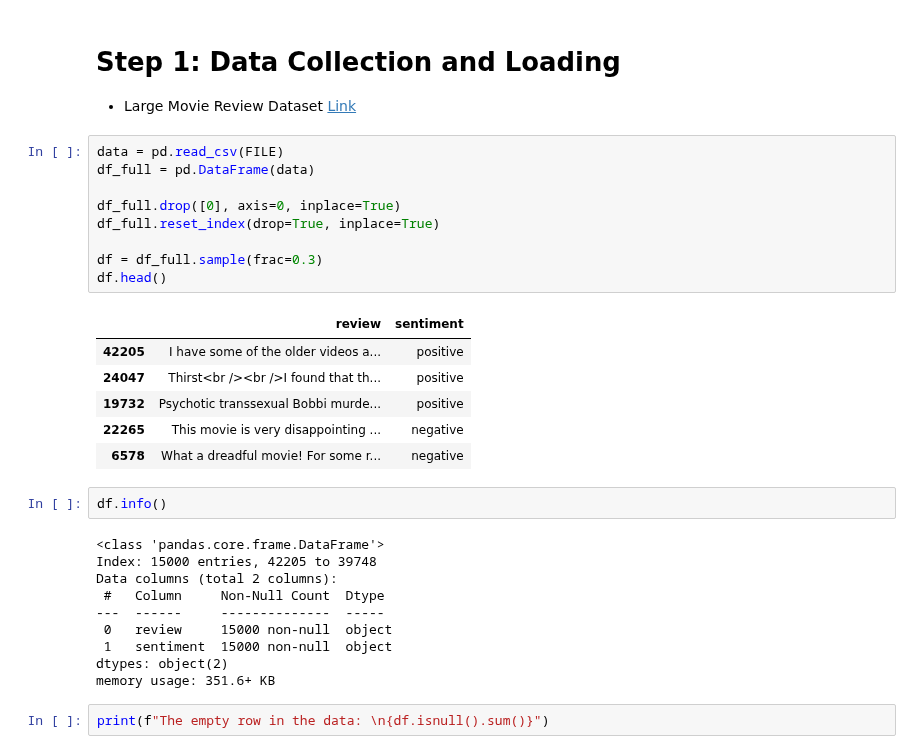
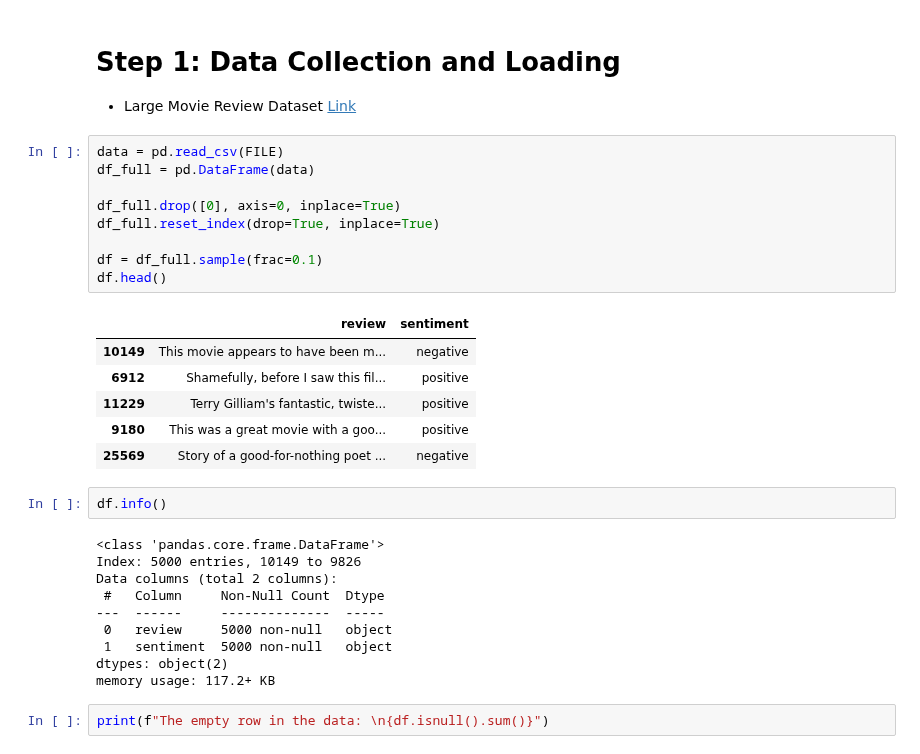
Before and after one commit to fatimagulomova/iu-projects, a Jupyter notebook: DLBAIPNLP01/sentiment-analysis-on-movie-reviews.ipynb, the cells around one changed output. Cells and saved outputs as stored; diff of their text form.

```diff
--- a/DLBAIPNLP01/sentiment-analysis-on-movie-reviews.ipynb
+++ b/DLBAIPNLP01/sentiment-analysis-on-movie-reviews.ipynb
@@ -58,31 +73,31 @@ FILE = '/kaggle/input/imdb-dataset-of-50k-movie-reviews/IMDB Dataset.csv'
 # %%
 data = pd.read_csv(FILE)
 df_full = pd.DataFrame(data)
 
 df_full.drop([0], axis=0, inplace=True)
 df_full.reset_index(drop=True, inplace=True)
 
-df = df_full.sample(frac=0.3)
+df = df_full.sample(frac=0.1)
 df.head()
 # %% [output]
 |  | review | sentiment |
-| 42205 | I have some of the older videos a... | positive |
-| 24047 | Thirst<br /><br />I found that th... | positive |
-| 19732 | Psychotic transsexual Bobbi murde... | positive |
-| 22265 | This movie is very disappointing ... | negative |
-| 6578 | What a dreadful movie! For some r... | negative |
+| 10149 | This movie appears to have been m... | negative |
+| 6912 | Shamefully, before I saw this fil... | positive |
+| 11229 | Terry Gilliam's fantastic, twiste... | positive |
+| 9180 | This was a great movie with a goo... | positive |
+| 25569 | Story of a good-for-nothing poet ... | negative |
 # %%
 df.info()
 # %% [output]
 <class 'pandas.core.frame.DataFrame'>
-Index: 15000 entries, 42205 to 39748
+Index: 5000 entries, 10149 to 9826
 Data columns (total 2 columns):
  #   Column     Non-Null Count  Dtype
 ---  ------     --------------  -----
- 0   review     15000 non-null  object
- 1   sentiment  15000 non-null  object
+ 0   review     5000 non-null   object
+ 1   sentiment  5000 non-null   object
 dtypes: object(2)
-memory usage: 351.6+ KB
+memory usage: 117.2+ KB
 # %%
 print(f"The empty row in the data: \n{df.isnull().sum()}")
 # %% [output]
```
Also changed, not shown: parts of 47 cells of this notebook.
